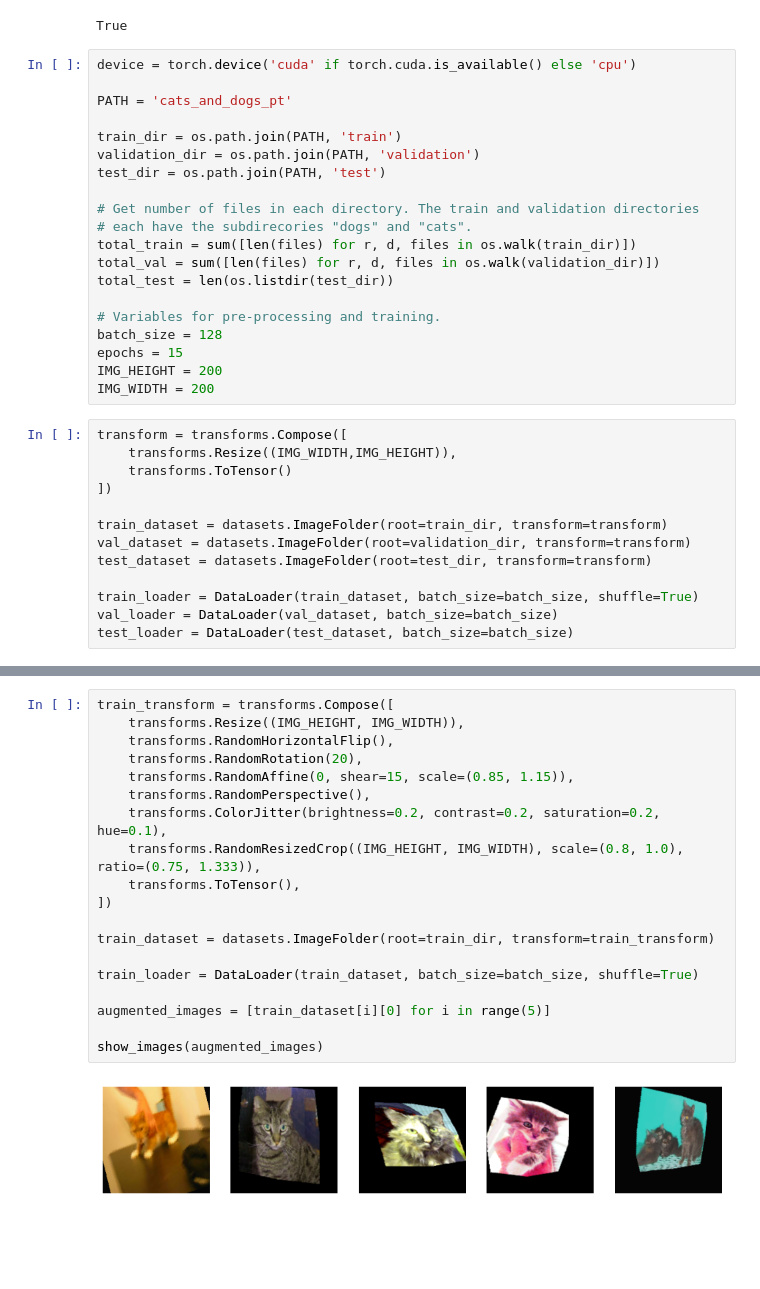
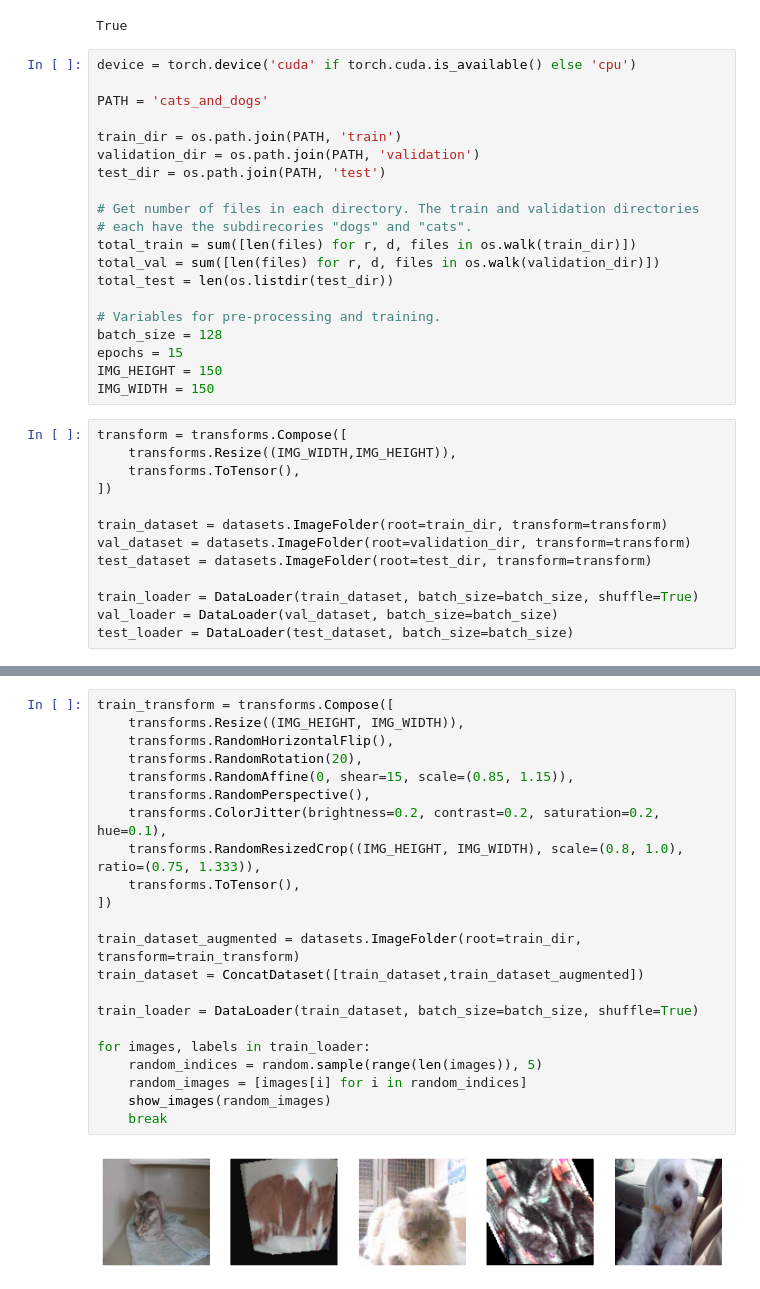
Before and after one commit to joacoh/PortfolioProjects, a Jupyter notebook: Cat-Dog Predictor/cat_dog_pytorch.ipynb, the cells around one changed output, grey strips where cells are left out. Cells and saved outputs as stored; diff of their text form; blank space fills up the shorter version.

```diff
--- a/Cat-Dog Predictor/cat_dog_pytorch.ipynb
+++ b/Cat-Dog Predictor/cat_dog_pytorch.ipynb
@@ -22,7 +22,7 @@ True
 # %%
 device = torch.device('cuda' if torch.cuda.is_available() else 'cpu')
 
-PATH = 'cats_and_dogs_pt'
+PATH = 'cats_and_dogs'
 
 train_dir = os.path.join(PATH, 'train')
 validation_dir = os.path.join(PATH, 'validation')
@@ -37,12 +37,12 @@ total_test = len(os.listdir(test_dir))
 # Variables for pre-processing and training.
 batch_size = 128
 epochs = 15
-IMG_HEIGHT = 200
-IMG_WIDTH = 200
+IMG_HEIGHT = 150
+IMG_WIDTH = 150
 # %%
 transform = transforms.Compose([
     transforms.Resize((IMG_WIDTH,IMG_HEIGHT)),
-    transforms.ToTensor()
+    transforms.ToTensor(),
 ])
 
 train_dataset = datasets.ImageFolder(root=train_dir, transform=transform)
@@ -93,21 +70,24 @@ for images, labels in train_loader:
 # %%
 train_transform = transforms.Compose([
     transforms.Resize((IMG_HEIGHT, IMG_WIDTH)),
     transforms.RandomHorizontalFlip(),
     transforms.RandomRotation(20),
     transforms.RandomAffine(0, shear=15, scale=(0.85, 1.15)),
     transforms.RandomPerspective(),
     transforms.ColorJitter(brightness=0.2, contrast=0.2, saturation=0.2, hue=0.1),
     transforms.RandomResizedCrop((IMG_HEIGHT, IMG_WIDTH), scale=(0.8, 1.0), ratio=(0.75, 1.333)),
     transforms.ToTensor(),
 ])
 
-train_dataset = datasets.ImageFolder(root=train_dir, transform=train_transform)
+train_dataset_augmented = datasets.ImageFolder(root=train_dir, transform=train_transform)
+train_dataset = ConcatDataset([train_dataset,train_dataset_augmented])
 
 train_loader = DataLoader(train_dataset, batch_size=batch_size, shuffle=True)
 
-augmented_images = [train_dataset[i][0] for i in range(5)]
-
-show_images(augmented_images)
+for images, labels in train_loader:
+    random_indices = random.sample(range(len(images)), 5)
+    random_images = [images[i] for i in random_indices]
+    show_images(random_images)
+    break
 # %% [output]
-[figure, old version]
+[figure, new version]
```
Also changed, not shown: parts of 15 cells of this notebook.
